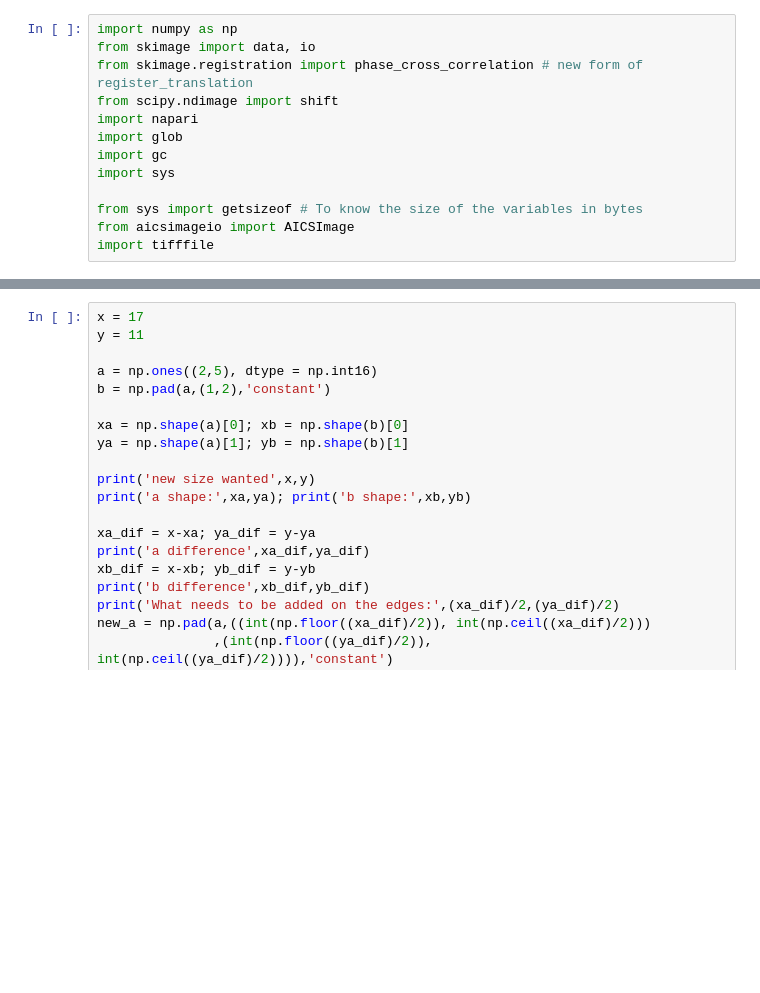
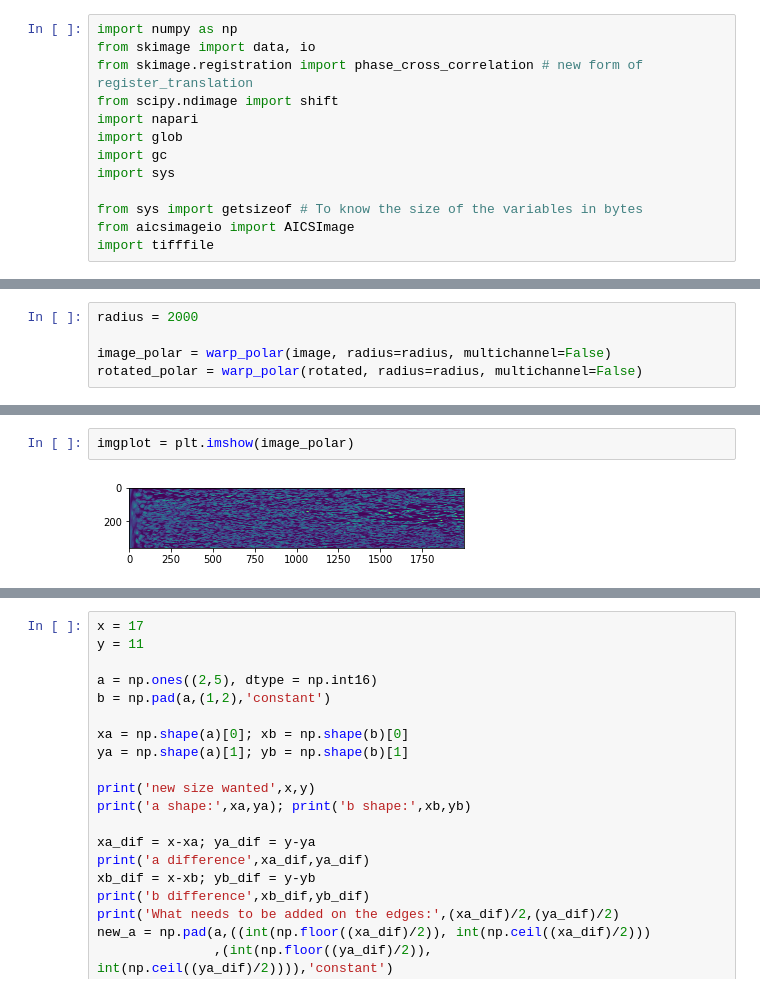
Before and after one commit to jhausserlab/HiFiAlignmentTool, a Jupyter notebook: ImageProcessing.ipynb, the cells around one changed output, grey strips where cells are left out. Saved outputs shown, nothing was run; the diff lists cells and outputs as text; blank space fills up the shorter version.

```diff
--- a/ImageProcessing.ipynb
+++ b/ImageProcessing.ipynb
@@ -15,0 +35,5 @@ import tifffile
+# %%
+radius = 2000
+
+image_polar = warp_polar(image, radius=radius, multichannel=False)
+rotated_polar = warp_polar(rotated, radius=radius, multichannel=False)
@@ -15,0 +48,4 @@ import tifffile
+# %%
+imgplot = plt.imshow(image_polar)
+# %% [output]
+[figure, added]
```
Also changed, not shown: parts of 12 cells of this notebook, 5 other files.
